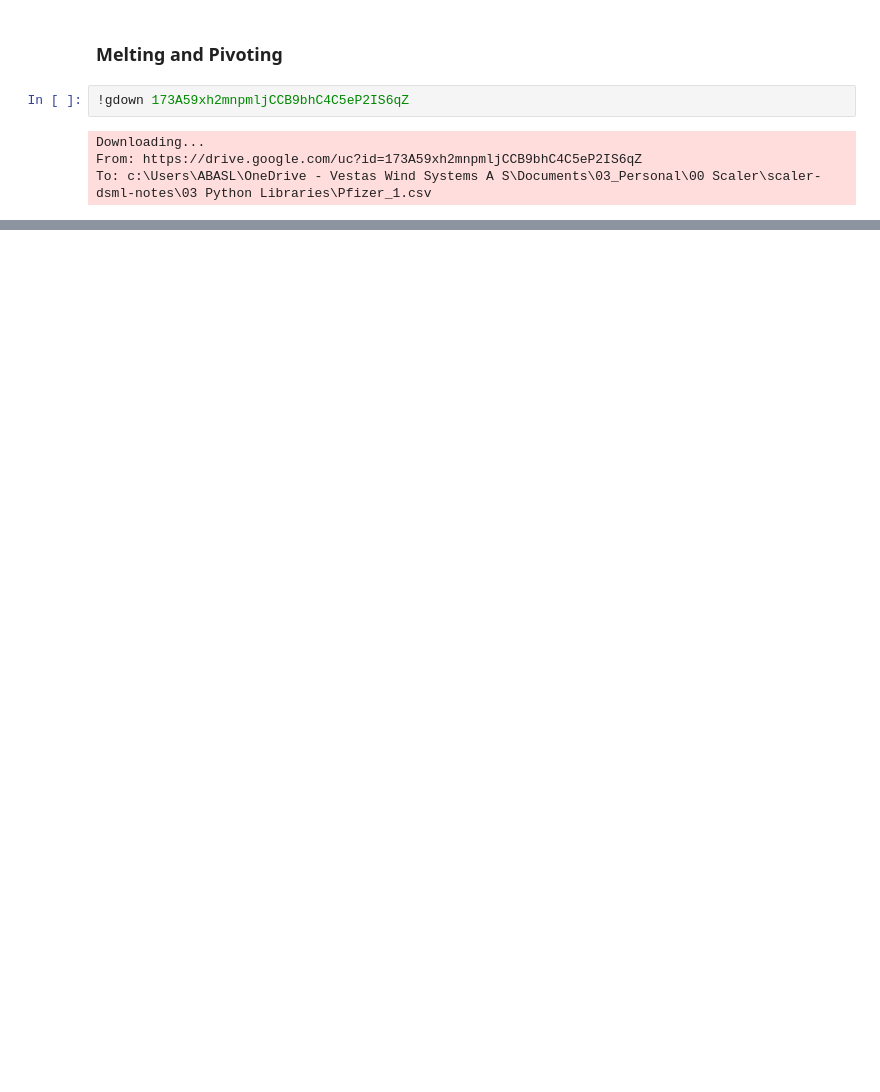
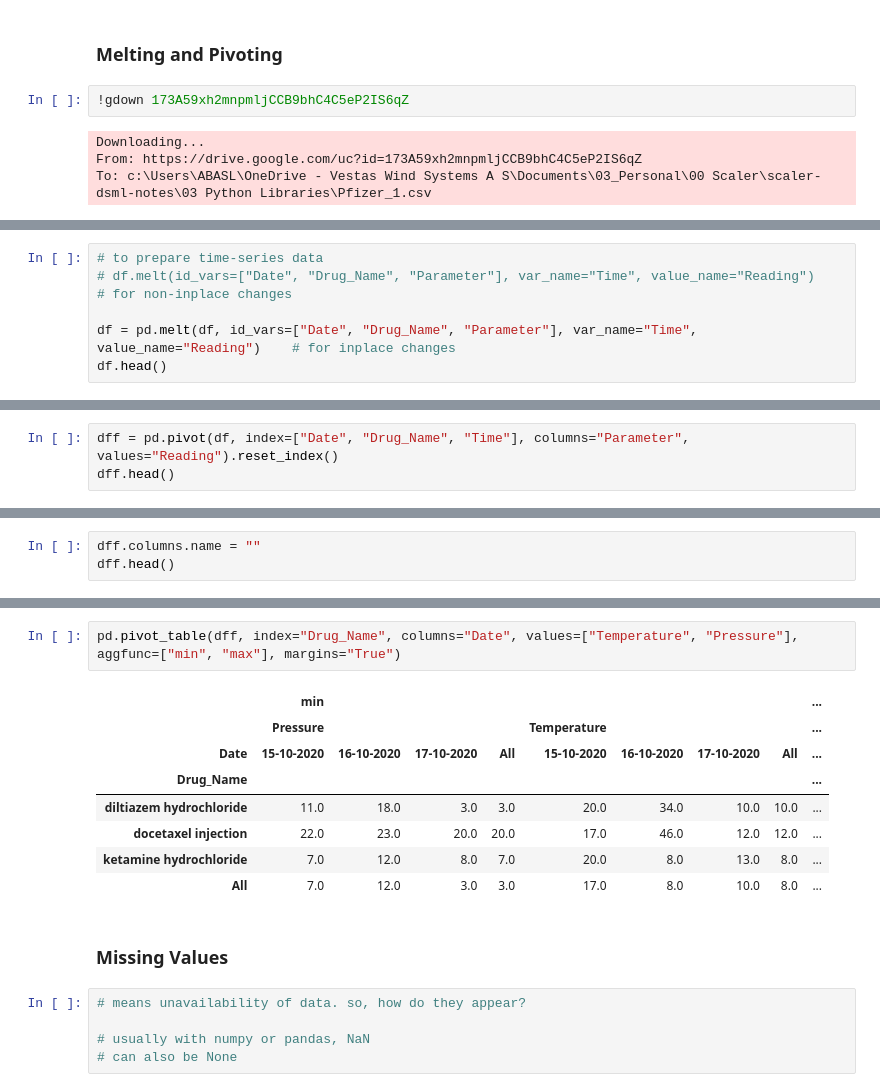
Before and after one commit to Abarajithan-Selvaraj/scaler-dsml-notes, a Jupyter notebook: 03 Python Libraries/pandas.ipynb, the cells around one changed output, grey strips where cells are left out. Saved outputs shown, nothing was run; the diff lists cells and outputs as text; blank space fills up the shorter version.

Commit message:
pandas-5 lecture complete

```diff
--- a/03 Python Libraries/pandas.ipynb
+++ b/03 Python Libraries/pandas.ipynb
@@ -776,3 +776,9 @@ df.head()
 | 2 | 15-10-2020 | docetaxel injection | Temperature | NaN | 17.0 | 18.0 | NaN | 17.0 | 18 | NaN | NaN | ... |
 | 3 | 15-10-2020 | docetaxel injection | Pressure | NaN | 22.0 | 22.0 | NaN | 22.0 | 23 | NaN | NaN | ... |
 | 4 | 15-10-2020 | ketamine hydrochloride | Temperature | 24.0 | NaN | NaN | 27.0 | NaN | 26 | 25.0 | 24.0 | ... |
+# %%
+# to prepare time-series data
+# df.melt(id_vars=["Date", "Drug_Name", "Parameter"], var_name="Time", value_name="Reading")          # for non-inplace changes
+
+df = pd.melt(df, id_vars=["Date", "Drug_Name", "Parameter"], var_name="Time", value_name="Reading")    # for inplace changes
+df.head()
@@ -778,0 +802,3 @@ df.head()
+# %%
+dff = pd.pivot(df, index=["Date", "Drug_Name", "Time"], columns="Parameter", values="Reading").reset_index()
+dff.head()
@@ -778,0 +812,3 @@ df.head()
+# %%
+dff.columns.name = ""
+dff.head()
@@ -778,0 +854,18 @@ df.head()
+# %%
+pd.pivot_table(dff, index="Drug_Name", columns="Date", values=["Temperature", "Pressure"], aggfunc=["min", "max"], margins="True")
+# %% [output]
+|  | min |  |  |  |  |  |  |  | ... |
+|  | Pressure |  |  |  | Temperature |  |  |  | ... |
+| Date | 15-10-2020 | 16-10-2020 | 17-10-2020 | All | 15-10-2020 | 16-10-2020 | 17-10-2020 | All | ... |
+| Drug_Name |  |  |  |  |  |  |  |  | ... |
+| diltiazem hydrochloride | 11.0 | 18.0 | 3.0 | 3.0 | 20.0 | 34.0 | 10.0 | 10.0 | ... |
+| docetaxel injection | 22.0 | 23.0 | 20.0 | 20.0 | 17.0 | 46.0 | 12.0 | 12.0 | ... |
+| ketamine hydrochloride | 7.0 | 12.0 | 8.0 | 7.0 | 20.0 | 8.0 | 13.0 | 8.0 | ... |
+| All | 7.0 | 12.0 | 3.0 | 3.0 | 17.0 | 8.0 | 10.0 | 8.0 | ... |
+# %% [markdown]
+### Missing Values
+# %%
+# means unavailability of data. so, how do they appear?
+
+# usually with numpy or pandas, NaN
+# can also be None
```
Also changed, not shown: parts of 15 cells of this notebook.
